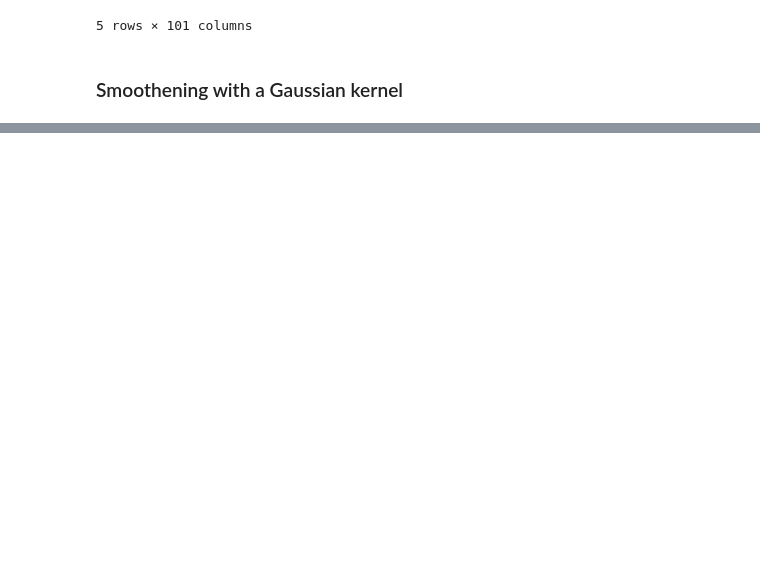
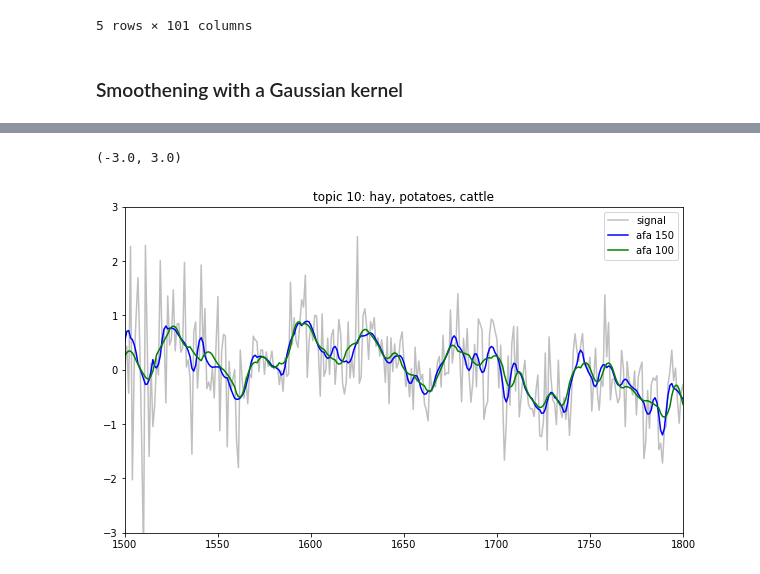
Before and after one commit to centre-for-humanities-computing/dutch-chronicles, a Jupyter notebook: notebooks/top2vec_analysis.ipynb, the cells around one changed output, grey strips where cells are left out. Cells and saved outputs as stored; diff of their text form; code cells hidden in the pictures; blank space fills up the shorter version.

```diff
--- a/notebooks/top2vec_analysis.ipynb
+++ b/notebooks/top2vec_analysis.ipynb
@@ -138,0 +153,16 @@ max_index
+# %%
+weak_smooth = adaptive_filter(year_mean_scaled[topic[10]].to_numpy(), span=150)
+strong_smooth = adaptive_filter(year_mean_scaled[topic[10]].to_numpy(), span=100)
+# %%
+plt.figure(figsize=(10,6))
+plt.plot(year_mean_scaled['year'], year_mean_scaled[topic[10]], alpha=0.5, c='grey')
+plt.plot(year_mean_scaled['year'], weak_smooth, c='blue')
+plt.plot(year_mean_scaled['year'], strong_smooth, c='green')
+#plt.plot(year_mean_scaled['year'], smooth1, c='red')
+plt.title('topic 10: hay, potatoes, cattle')
+plt.legend(['signal', 'afa 150', 'afa 100'])
+plt.xlim([1500,1800])
+plt.ylim([-3, 3])
+# %% [output]
+(-3.0, 3.0)
+[figure, added]
```
Also changed, not shown: parts of 15 cells of this notebook, 4 other files.
